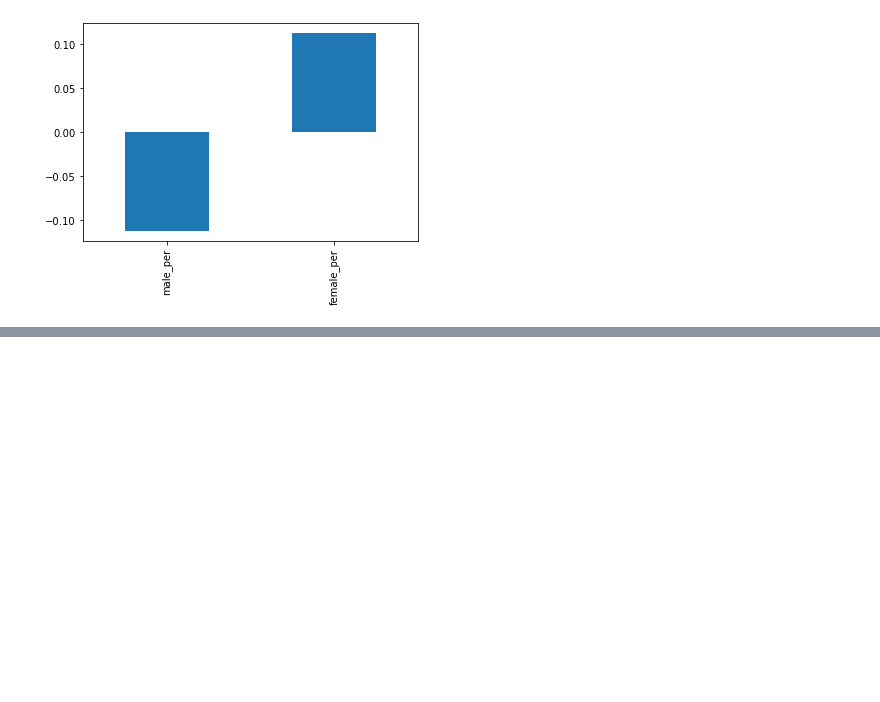
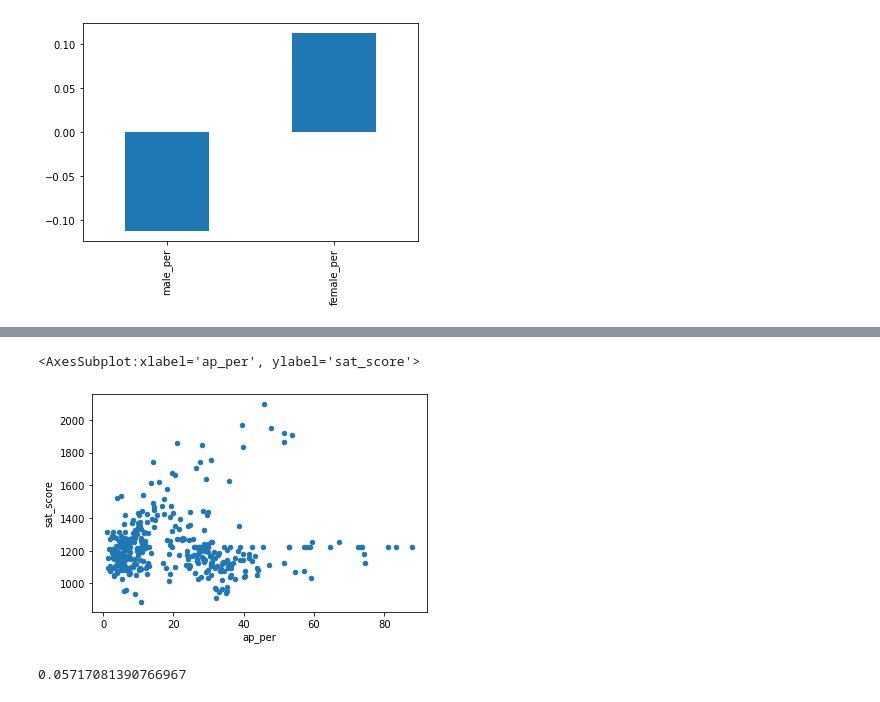
Before and after one commit to Pav-Ini/DataQuest, a Jupyter notebook: 08 NYC SAT Results/nyc_sat.ipynb, the cells around one changed output, grey strips where cells are left out. Saved outputs shown, nothing was run; the diff lists cells and outputs as text; code cells hidden in the pictures; blank space fills up the shorter version.

```diff
--- a/08 NYC SAT Results/nyc_sat.ipynb
+++ b/08 NYC SAT Results/nyc_sat.ipynb
@@ -525,0 +554,11 @@ The plot above shows that high percentage of females at a high schools positivel
+# %%
+combined["ap_per"] = (combined["AP Test Takers "] / combined["total_enrollment"]) * 100
+combined.plot.scatter("ap_per", "sat_score")
+# %% [output]
+<AxesSubplot:xlabel='ap_per', ylabel='sat_score'>
+[figure, added]
+# %%
+# correlation
+combined["ap_per"].corr(combined["sat_score"])
+# %% [output]
+0.05717081390766967
```
Also changed, not shown: parts of 18 cells of this notebook.
